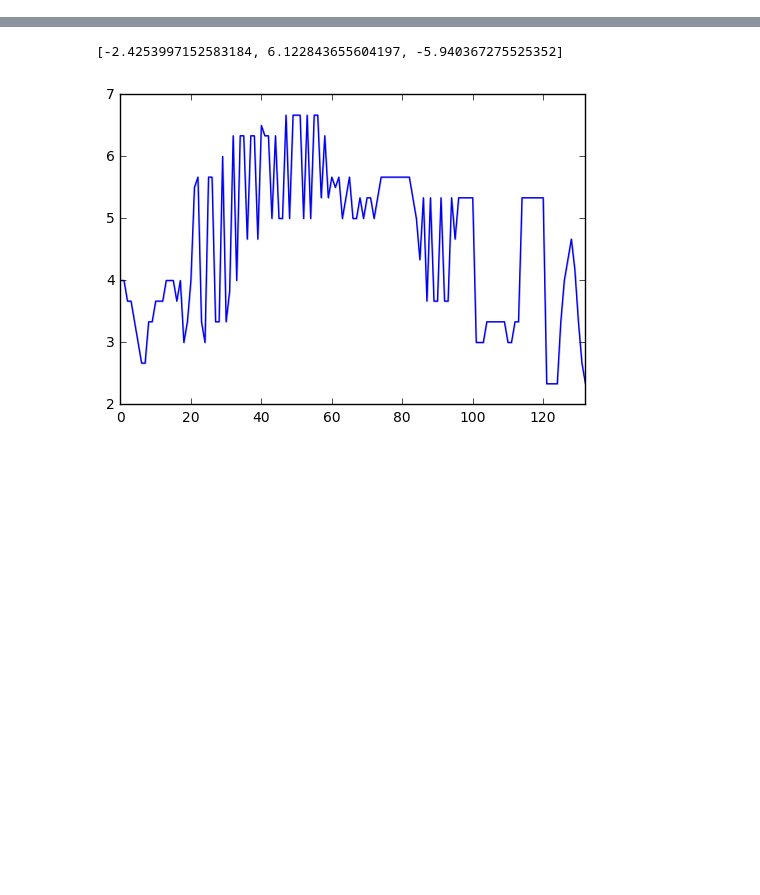
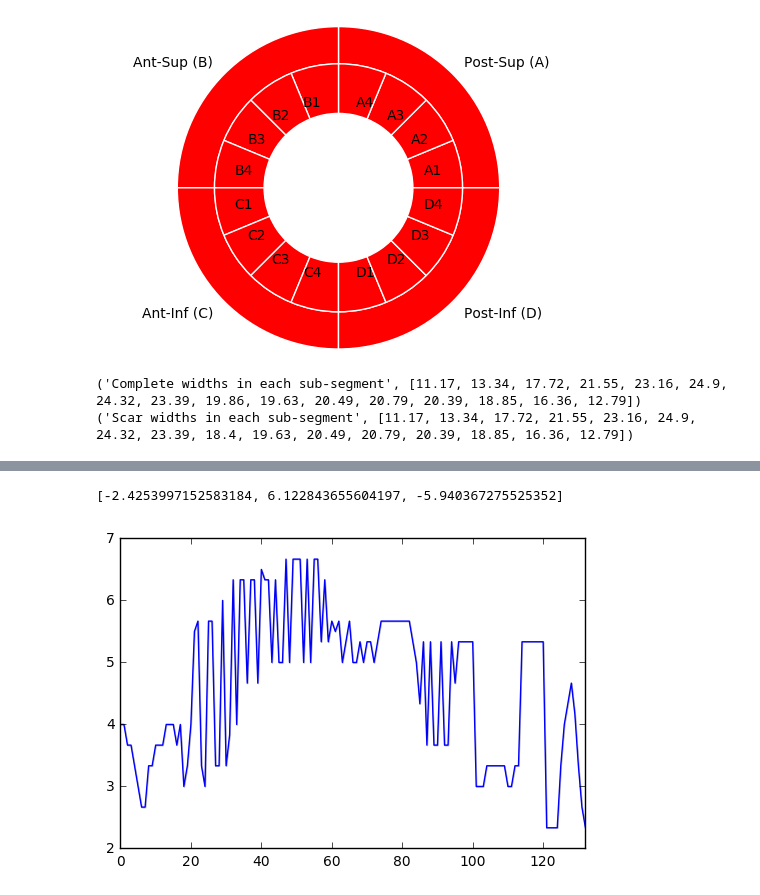
Before and after one commit to drkarim/lassy, a Jupyter notebook: python_scripts/encirclement_analyser.ipynb, the cells around one changed output, grey strips where cells are left out. Drawn from its saved outputs; the diff is of its cells as text; code cells hidden in the pictures; blank space fills up the shorter version.

```diff
--- a/python_scripts/encirclement_analyser.ipynb
+++ b/python_scripts/encirclement_analyser.ipynb
@@ -115,3 +278,9 @@ df_data.describe()
+# %%
+scar_widths = CircularPiePlotScarWidth(df_data,59)   # use 0.5 for DP and 4.5 for CF
+# %% [output]
+[figure, added]
+('Complete widths in each sub-segment', [11.17, 13.34, 17.72, 21.55, 23.16, 24.9, 24.32, 23.39, 19.86, 19.63, 20.49, 20.79, 20.39, 18.85, 16.36, 12.79])
+('Scar widths in each sub-segment', [11.17, 13.34, 17.72, 21.55, 23.16, 24.9, 24.32, 23.39, 18.4, 19.63, 20.49, 20.79, 20.39, 18.85, 16.36, 12.79])
 # %%
 df_data_scalars = pd.concat([df_data['MainVertexSeq'], df_data['MeshScalar']], axis=1)
 # %%
```
Also changed, not shown: parts of 19 cells of this notebook.
